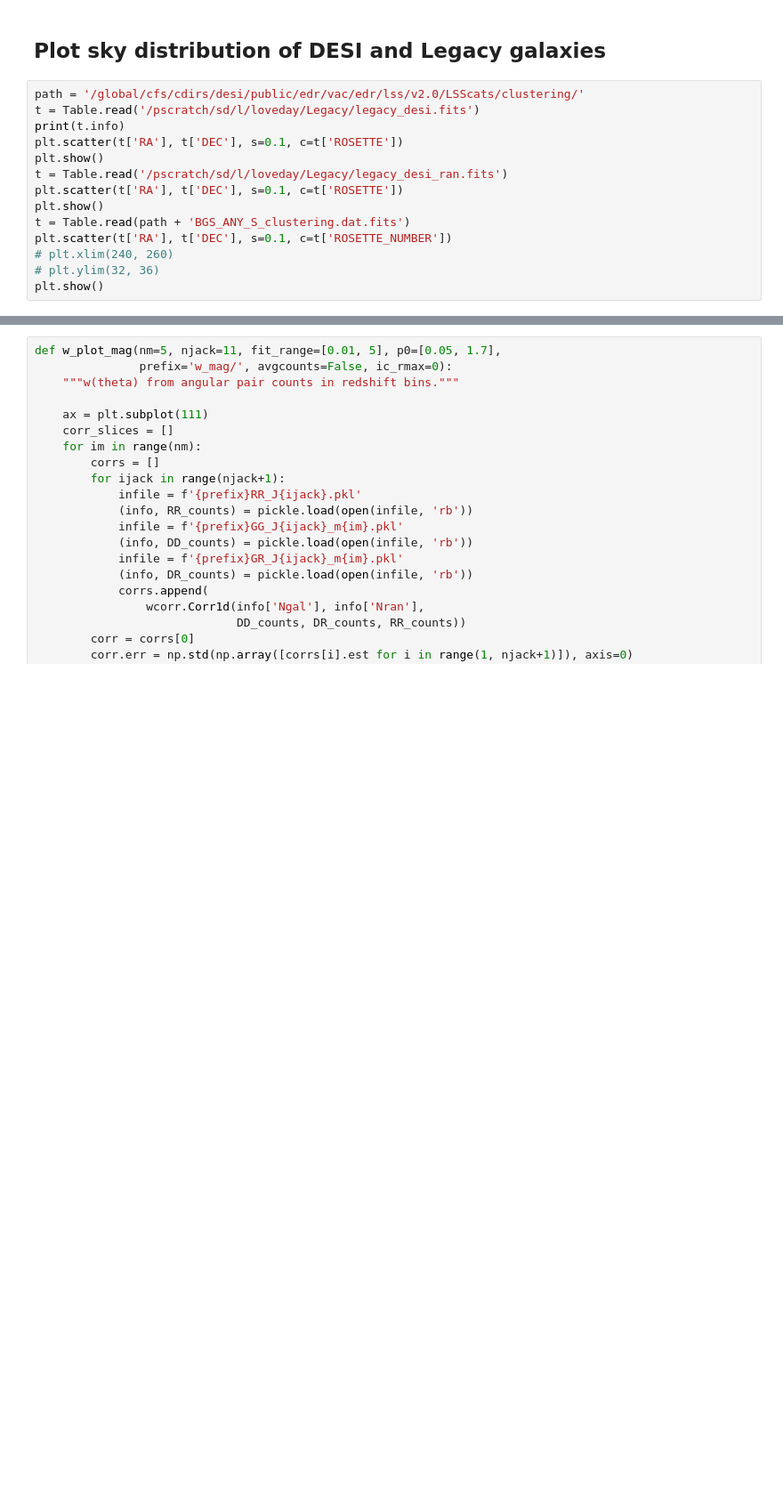
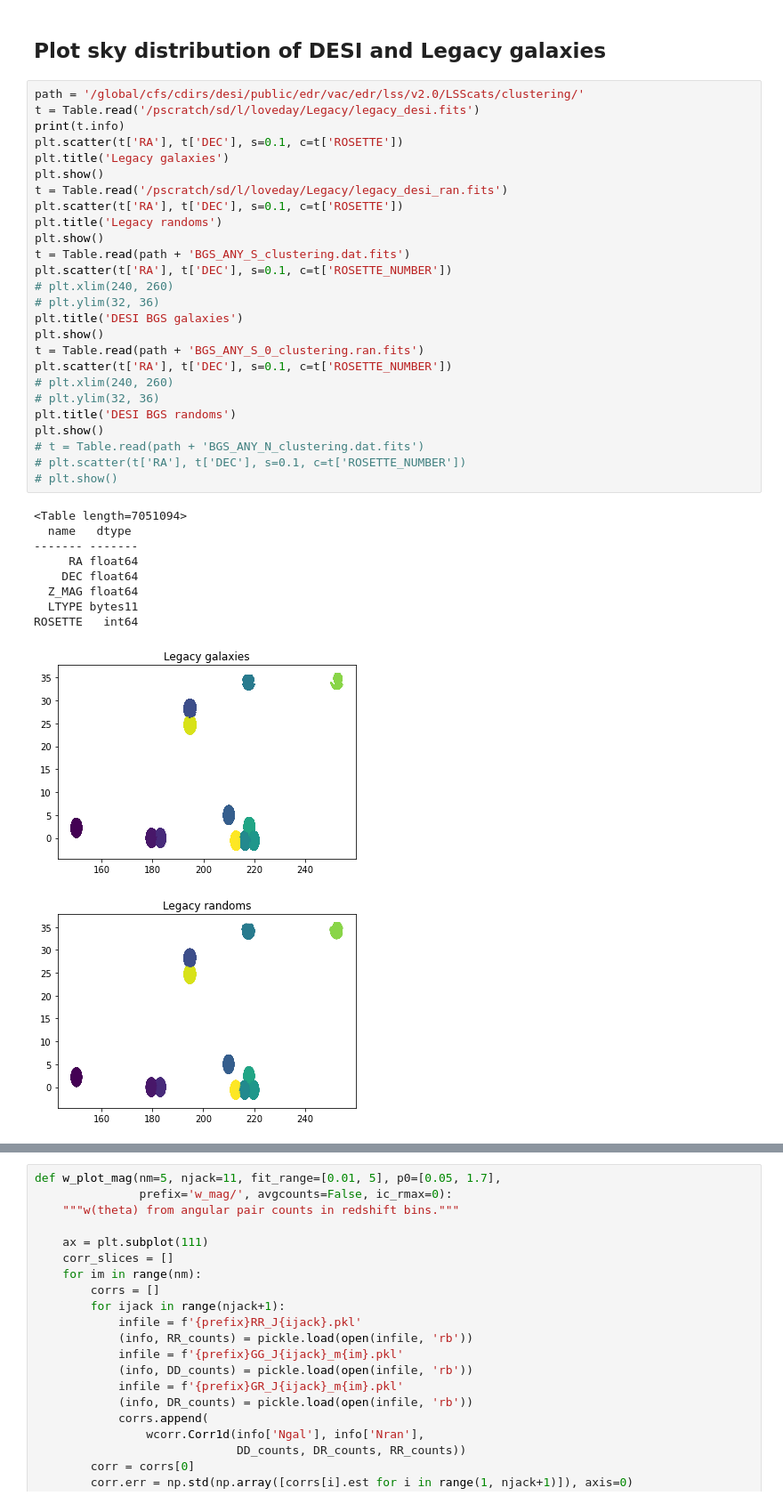
Before and after one commit to JonLoveday/scaling-tests, a Jupyter notebook: DESI.ipynb, the cells around one changed output, grey strips where cells are left out. Shown at 89% size. Cells and saved outputs as stored; diff of their text form; blank space fills up the shorter version.

```diff
--- a/DESI.ipynb
+++ b/DESI.ipynb
@@ -182,14 +188,37 @@ Using sweeps:  [   6   15   46   49   59   60  104  165  166  238  344  361  557
 # %%
 path = '/global/cfs/cdirs/desi/public/edr/vac/edr/lss/v2.0/LSScats/clustering/'
 t = Table.read('/pscratch/sd/l/loveday/Legacy/legacy_desi.fits')
 print(t.info)
 plt.scatter(t['RA'], t['DEC'], s=0.1, c=t['ROSETTE'])
+plt.title('Legacy galaxies')
 plt.show()
 t = Table.read('/pscratch/sd/l/loveday/Legacy/legacy_desi_ran.fits')
 plt.scatter(t['RA'], t['DEC'], s=0.1, c=t['ROSETTE'])
+plt.title('Legacy randoms')
 plt.show()
 t = Table.read(path + 'BGS_ANY_S_clustering.dat.fits')
 plt.scatter(t['RA'], t['DEC'], s=0.1, c=t['ROSETTE_NUMBER'])
 # plt.xlim(240, 260)
 # plt.ylim(32, 36)
+plt.title('DESI BGS galaxies')
 plt.show()
+t = Table.read(path + 'BGS_ANY_S_0_clustering.ran.fits')
+plt.scatter(t['RA'], t['DEC'], s=0.1, c=t['ROSETTE_NUMBER'])
+# plt.xlim(240, 260)
+# plt.ylim(32, 36)
+plt.title('DESI BGS randoms')
+plt.show()
+# t = Table.read(path + 'BGS_ANY_N_clustering.dat.fits')
+# plt.scatter(t['RA'], t['DEC'], s=0.1, c=t['ROSETTE_NUMBER'])
+# plt.show()
+# %% [output]
+<Table length=7051094>
+  name   dtype
+------- -------
+     RA float64
+    DEC float64
+  Z_MAG float64
+  LTYPE bytes11
+ROSETTE   int64
+[figure, added]
+[figure, added]
```
Also changed, not shown: parts of 7 cells of this notebook.
